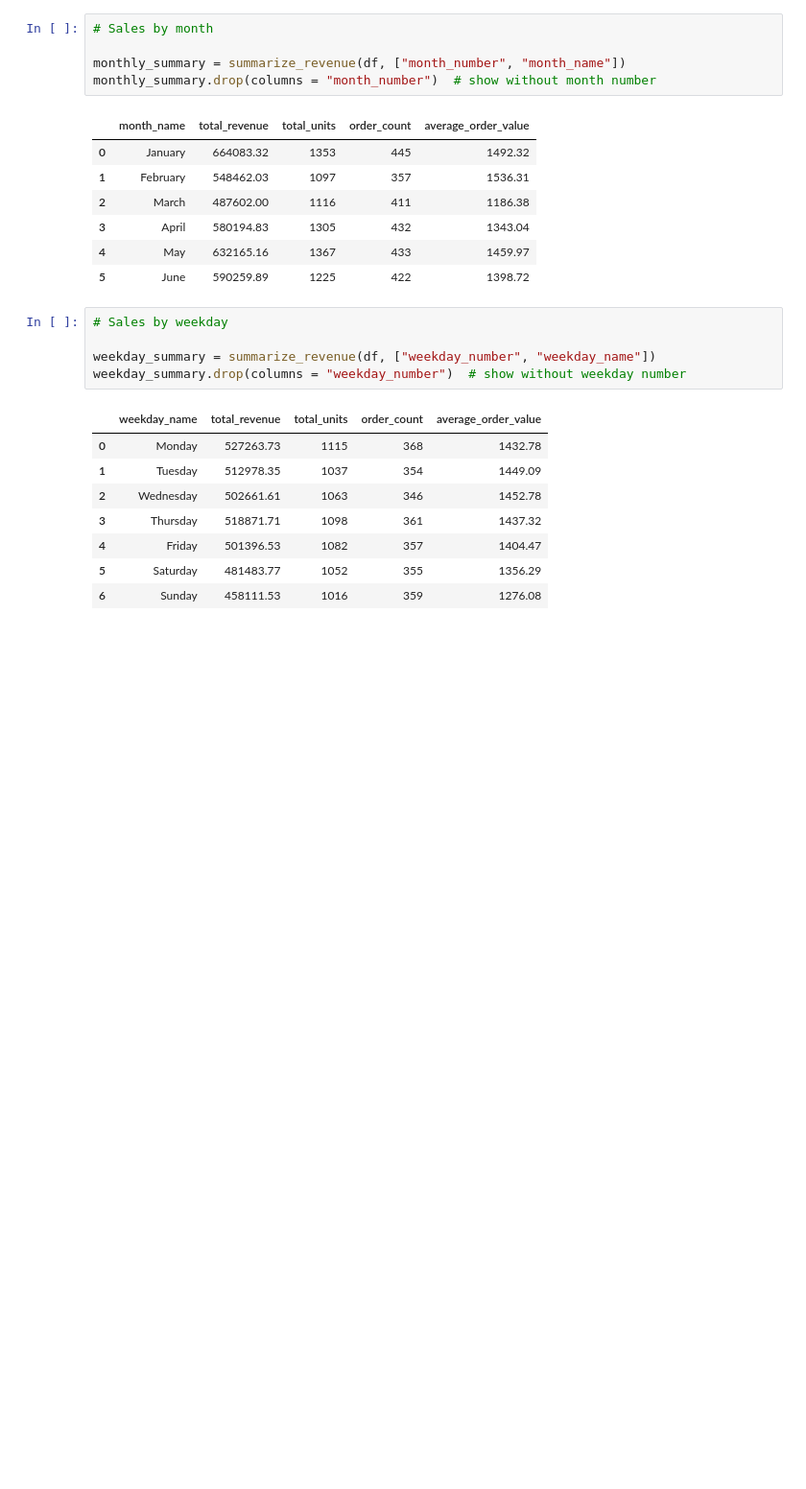
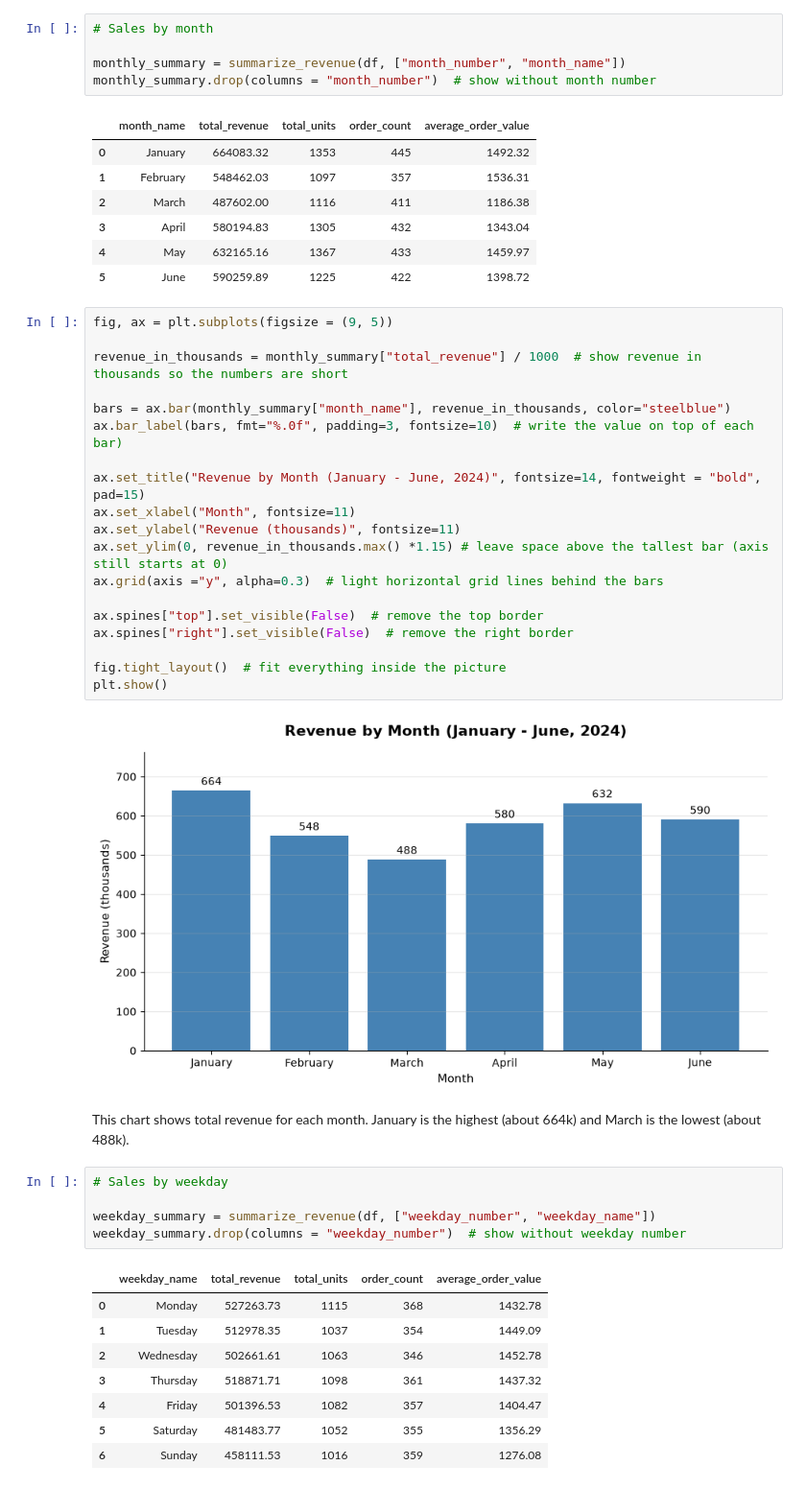
Before and after one commit to Wade-Possible/E-handel, a Jupyter notebook: notebooks/task3_wansiri.ipynb, the cells around one changed output. Shown at 96% size. Drawn from its saved outputs; the diff is of its cells as text; blank space fills up the shorter version.

Commit message:
Add monthly bar chart and weekly revenue line chart

```diff
--- a/notebooks/task3_wansiri.ipynb
+++ b/notebooks/task3_wansiri.ipynb
@@ -112,6 +113,29 @@ monthly_summary.drop(columns = "month_number")  # show without month number
 | 3 | April | 580194.83 | 1305 | 432 | 1343.04 |
 | 4 | May | 632165.16 | 1367 | 433 | 1459.97 |
 | 5 | June | 590259.89 | 1225 | 422 | 1398.72 |
+# %%
+fig, ax = plt.subplots(figsize = (9, 5))
+
+revenue_in_thousands = monthly_summary["total_revenue"] / 1000  # show revenue in thousands so the numbers are short
+
+bars = ax.bar(monthly_summary["month_name"], revenue_in_thousands, color="steelblue")
+ax.bar_label(bars, fmt="%.0f", padding=3, fontsize=10)  # write the value on top of each bar)
+
+ax.set_title("Revenue by Month (January - June, 2024)", fontsize=14, fontweight = "bold", pad=15)
+ax.set_xlabel("Month", fontsize=11)
+ax.set_ylabel("Revenue (thousands)", fontsize=11)
+ax.set_ylim(0, revenue_in_thousands.max() *1.15) # leave space above the tallest bar (axis still starts at 0)
+ax.grid(axis ="y", alpha=0.3)  # light horizontal grid lines behind the bars
+
+ax.spines["top"].set_visible(False)  # remove the top border
+ax.spines["right"].set_visible(False)  # remove the right border
+
+fig.tight_layout()  # fit everything inside the picture
+plt.show()
+# %% [output]
+[figure, added]
+# %% [markdown]
+This chart shows total revenue for each month. January is the highest (about 664k) and March is the lowest (about 488k).
 # %%
 # Sales by weekday
 
```
Also changed, not shown: parts of 3 cells of this notebook.
